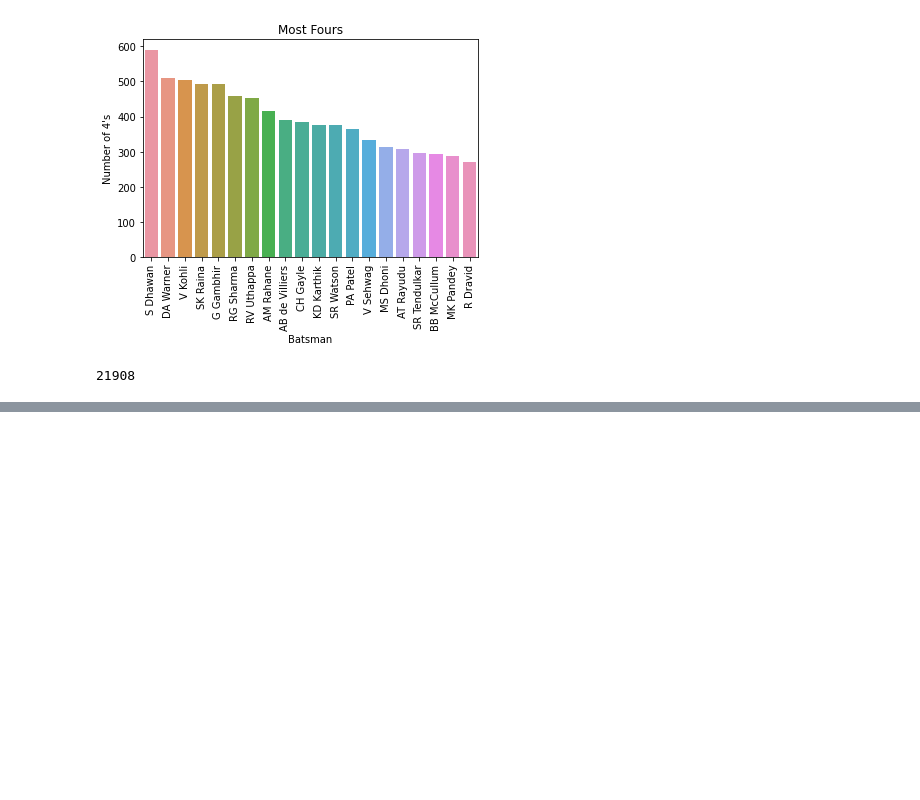
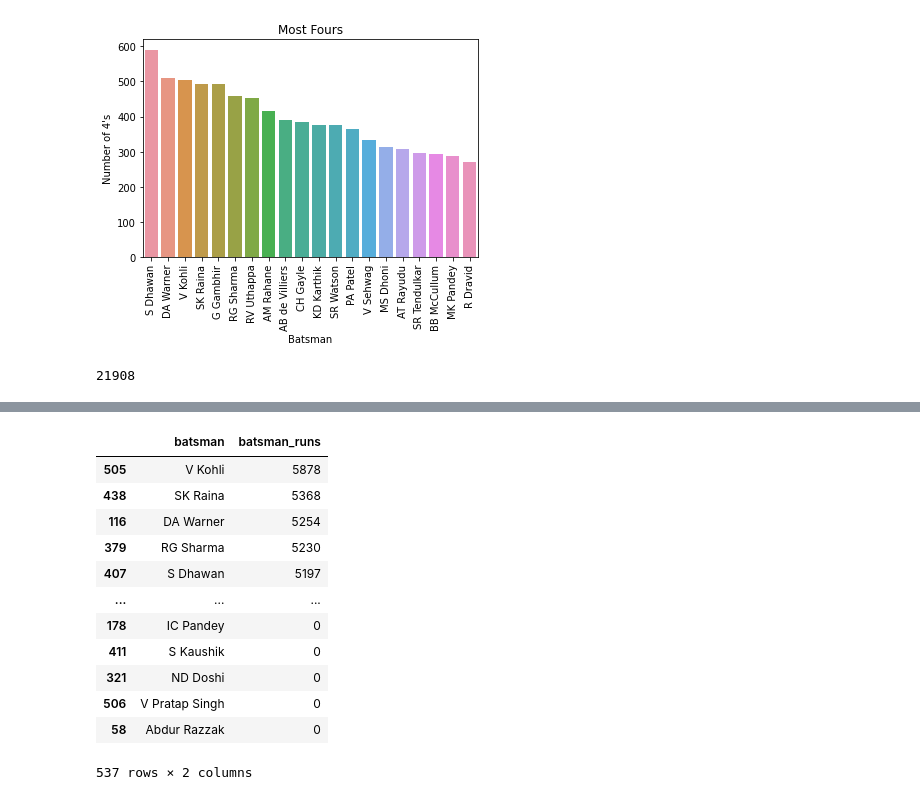
Before and after one commit to Subha-CJPR/Subha-CJPR, a Jupyter notebook: IPL.ipynb, the cells around one changed output, grey strips where cells are left out. Saved outputs shown, nothing was run; the diff lists cells and outputs as text; code cells hidden in the pictures; blank space fills up the shorter version.

```diff
--- a/IPL.ipynb
+++ b/IPL.ipynb
@@ -282,0 +293,16 @@ pd.Series.sum(four['batsman_runs'])
+# %%
+top_batsman
+# %% [output]
+|  | batsman | batsman_runs |
+| 505 | V Kohli | 5878 |
+| 438 | SK Raina | 5368 |
+| 116 | DA Warner | 5254 |
+| 379 | RG Sharma | 5230 |
+| 407 | S Dhawan | 5197 |
+| ... | ... | ... |
+| 178 | IC Pandey | 0 |
+| 411 | S Kaushik | 0 |
+| 321 | ND Doshi | 0 |
+| 506 | V Pratap Singh | 0 |
+| 58 | Abdur Razzak | 0 |
+537 rows × 2 columns
```
Also changed, not shown: parts of 6 cells of this notebook.
